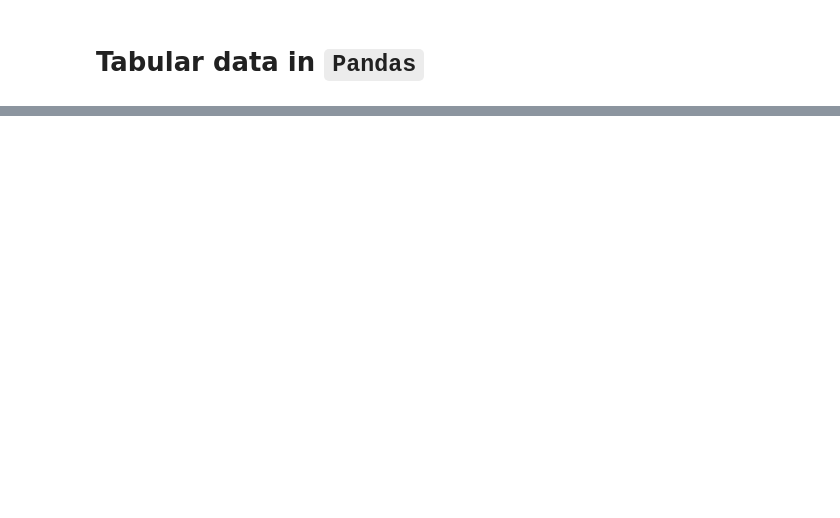
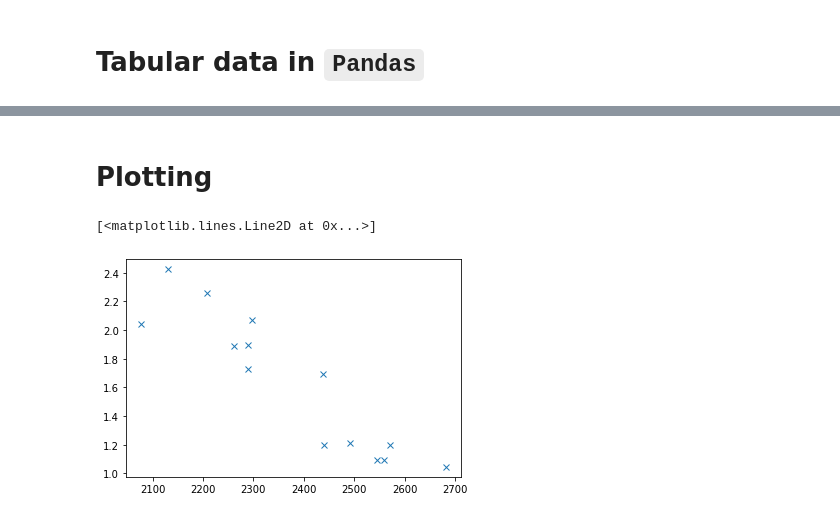
Before and after one commit to EASC-305/EASC-305-Spring-2020, a Jupyter notebook: Lab_Demos/04_statistics_p3/04_statistics_p3.ipynb, the cells around one changed output, grey strips where cells are left out. Drawn from its saved outputs; the diff is of its cells as text; code cells hidden in the pictures; blank space fills up the shorter version.

```diff
--- a/Lab_Demos/04_statistics_p3/04_statistics_p3.ipynb
+++ b/Lab_Demos/04_statistics_p3/04_statistics_p3.ipynb
@@ -43,0 +65,8 @@ pd.load_
+# %%
+import numpy as np
+# import pandas the tabular data library
+import pandas as pd
+import matplotlib.pyplot as plt
+
+# Load the csv file, specify the first (0) column as the index
+DF = pd.read_csv('GL1_stake_ablation_2009.csv',index_col=0)
@@ -43,0 +151,8 @@ pd.load_
+# %% [markdown]
+# Plotting
+# %%
+# pandas series can be passed to matplotlib
+plt.plot(DF['Elevation'],DF['ablation_rate'],marker='x',ls='None')
+# %% [output]
+[<matplotlib.lines.Line2D at 0x...>]
+[figure, added]
```
Also changed, not shown: parts of 16 cells of this notebook, 1 other file.
